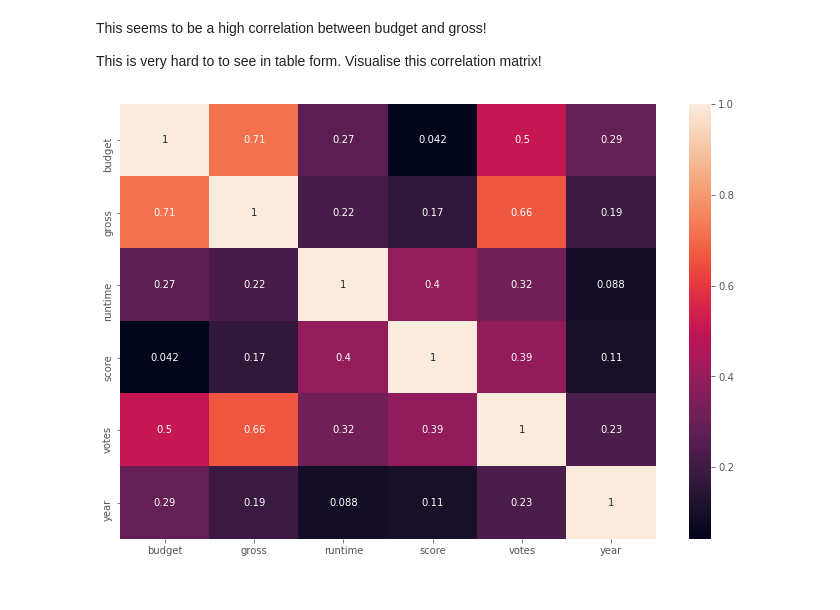
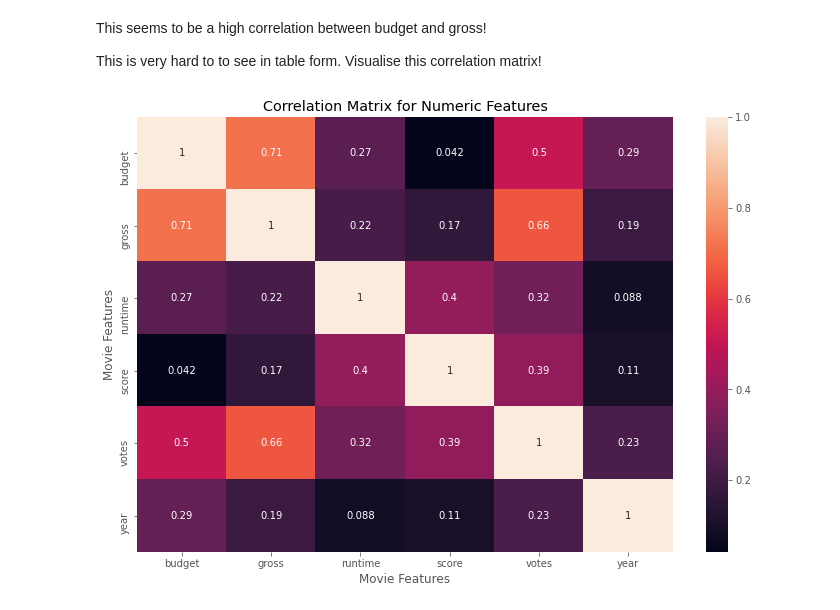
Before and after one commit to soticoker/correlationinmovies, a Jupyter notebook: correlation_movies_db.ipynb, the cells around one changed output. Saved outputs shown, nothing was run; the diff lists cells and outputs as text; code cells hidden in the pictures.

Commit message:
formatted correlation matrix chart

```diff
--- a/correlation_movies_db.ipynb
+++ b/correlation_movies_db.ipynb
@@ -196,8 +196,15 @@ This is very hard to to see in table form. Visualise this correlation matrix!
 # %%
 correlation_matrix = df.corr(method='pearson')
 
 sns.heatmap(correlation_matrix, annot=True)
 
+
+plt.title('Correlation Matrix for Numeric Features')
+
+plt.xlabel('Movie Features')
+
+plt.ylabel('Movie Features')
+
 plt.show()
 # %% [output]
-[figure, old version]
+[figure, new version]
```
